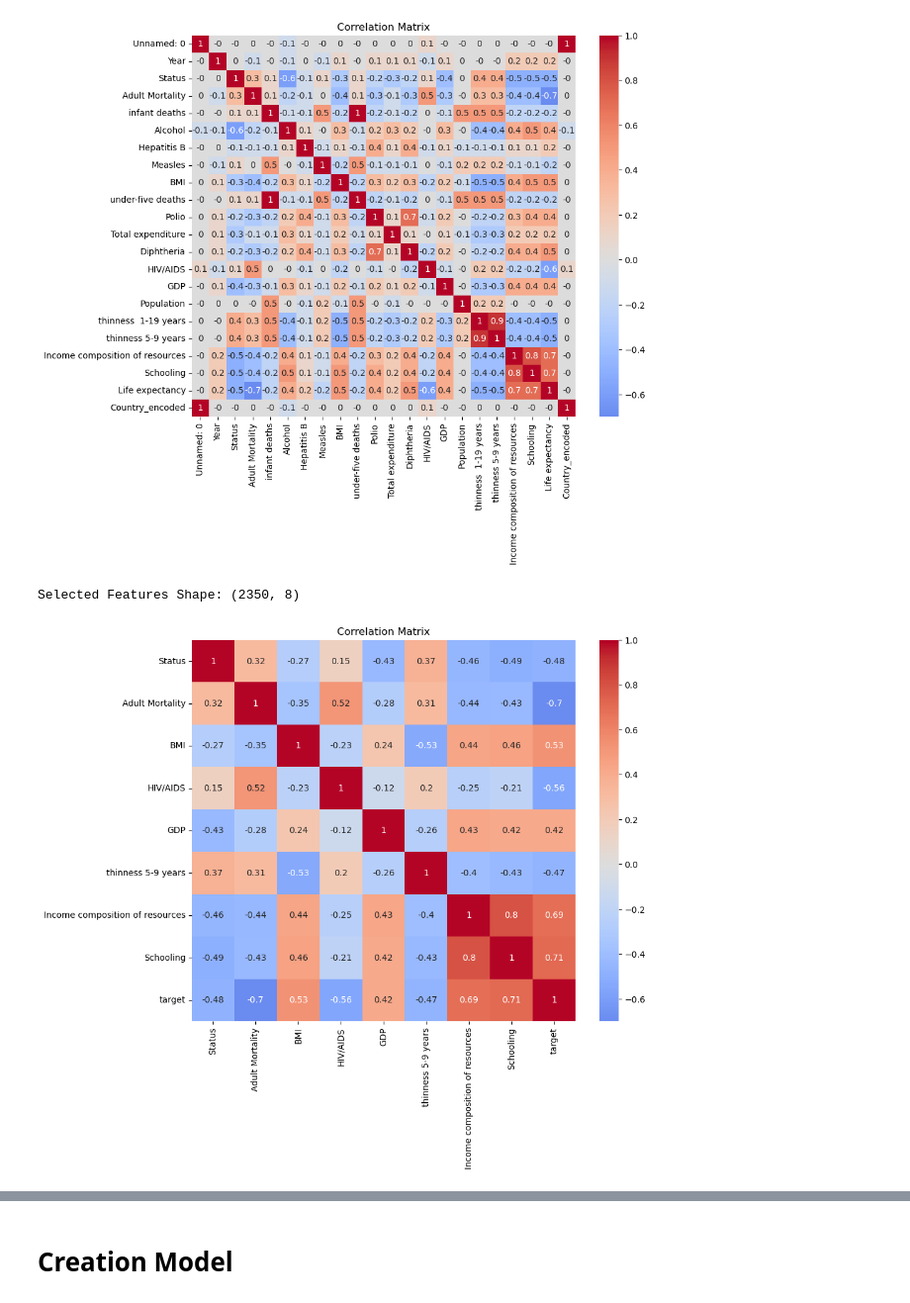
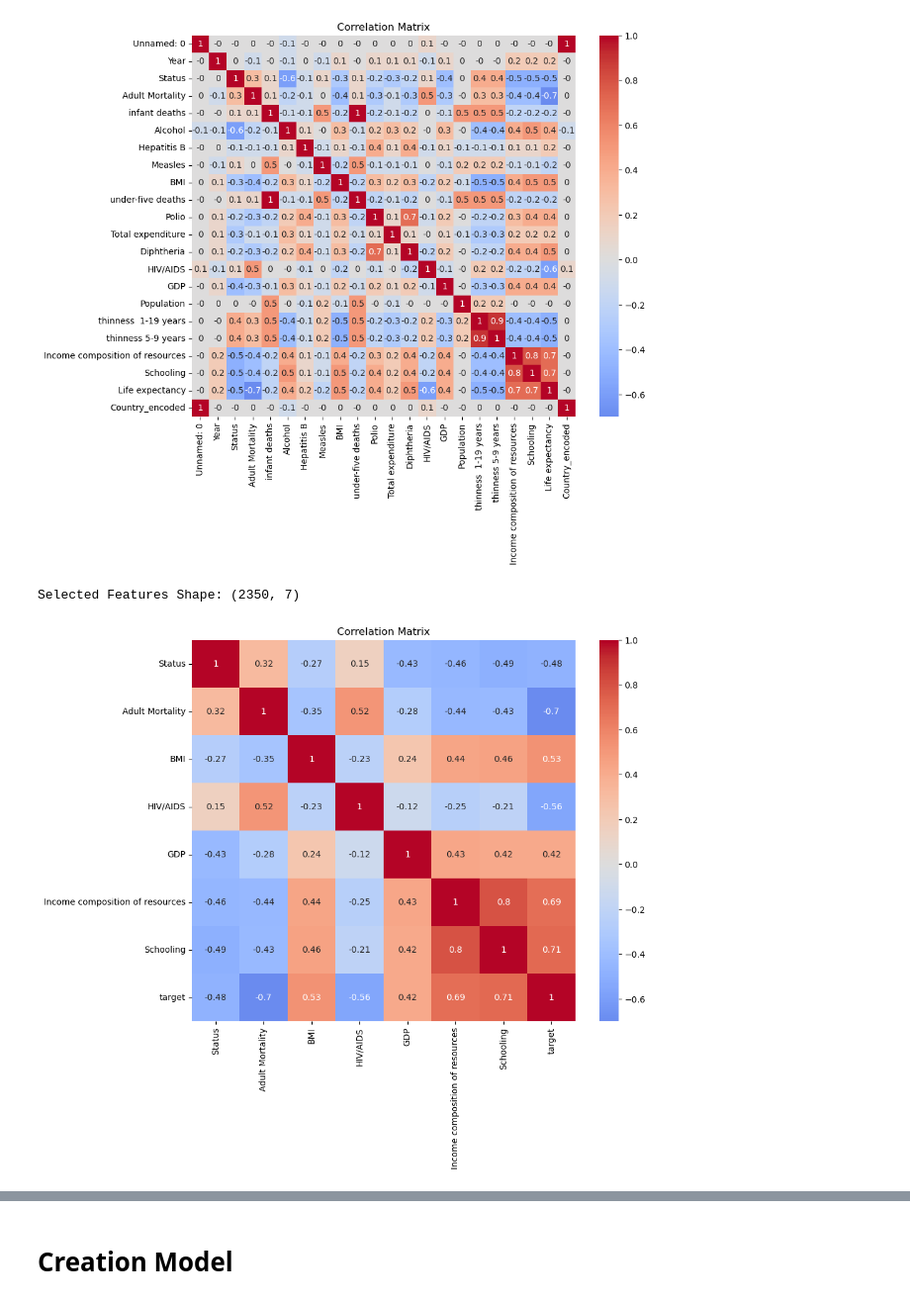
Before and after one commit to RespiradorProfesional/kaggle_life_expectancy, a Jupyter notebook: firts_note.ipynb, the cells around one changed output, grey strips where cells are left out. Shown at 99% size. Drawn from its saved outputs; the diff is of its cells as text; code cells hidden in the pictures.

```diff
--- a/Untitled.ipynb
+++ b/firts_note.ipynb
@@ -201,30 +201,30 @@ plt.show()
 # %%
 X_df = df.drop(columns=['Life expectancy', 'Country'])
 y_df = df['Life expectancy']
 
 
 # Filter Method for Feature Selection
-selector = SelectKBest(score_func=f_classif, k=8)
+selector = SelectKBest(score_func=f_classif, k=7)
 selected_features = selector.fit_transform(X_df, y_df)
 
 print("Selected Features Shape:", selected_features.shape)
 selected_feature_names = X_df.columns[selector.get_support()]
 
 selected_df = df[selected_feature_names].copy()
 selected_df['target']=df['Life expectancy']
 
 
 # Correlation matrix
 
 correlation_matr= selected_df.corr().round(2)
 
 plt.figure(figsize=(10, 8))
 sns.heatmap(correlation_matr, annot=True, cmap='coolwarm', center=0)
 plt.title('Correlation Matrix')
 plt.show()
 # %% [output]
-Selected Features Shape: (2350, 8)
+Selected Features Shape: (2350, 7)
-[figure, old version]
+[figure, new version]
 # %%
 # Calculating VIF (Variance Inflation Factor) to check for multicollinearity
 
```
Also changed, not shown: parts of 8 cells of this notebook, 4 other files.
